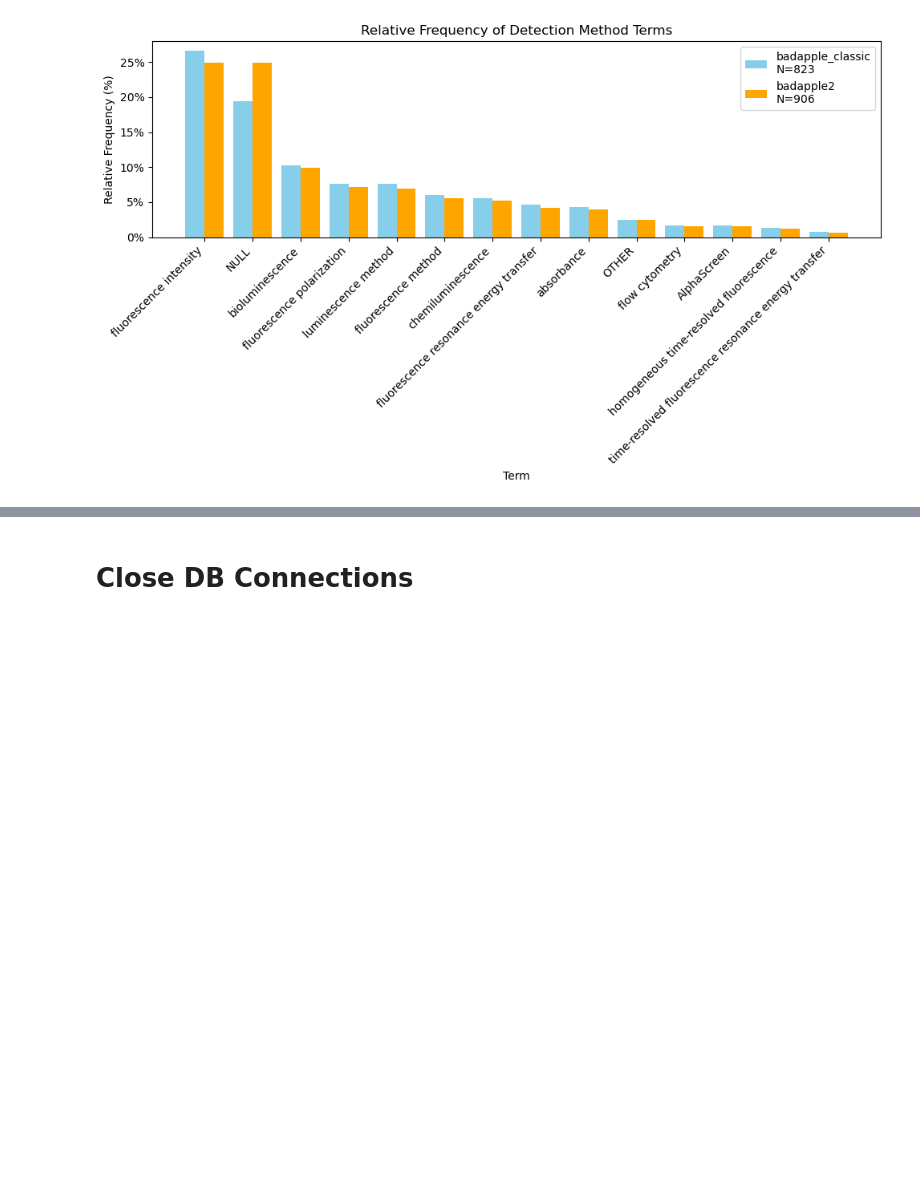
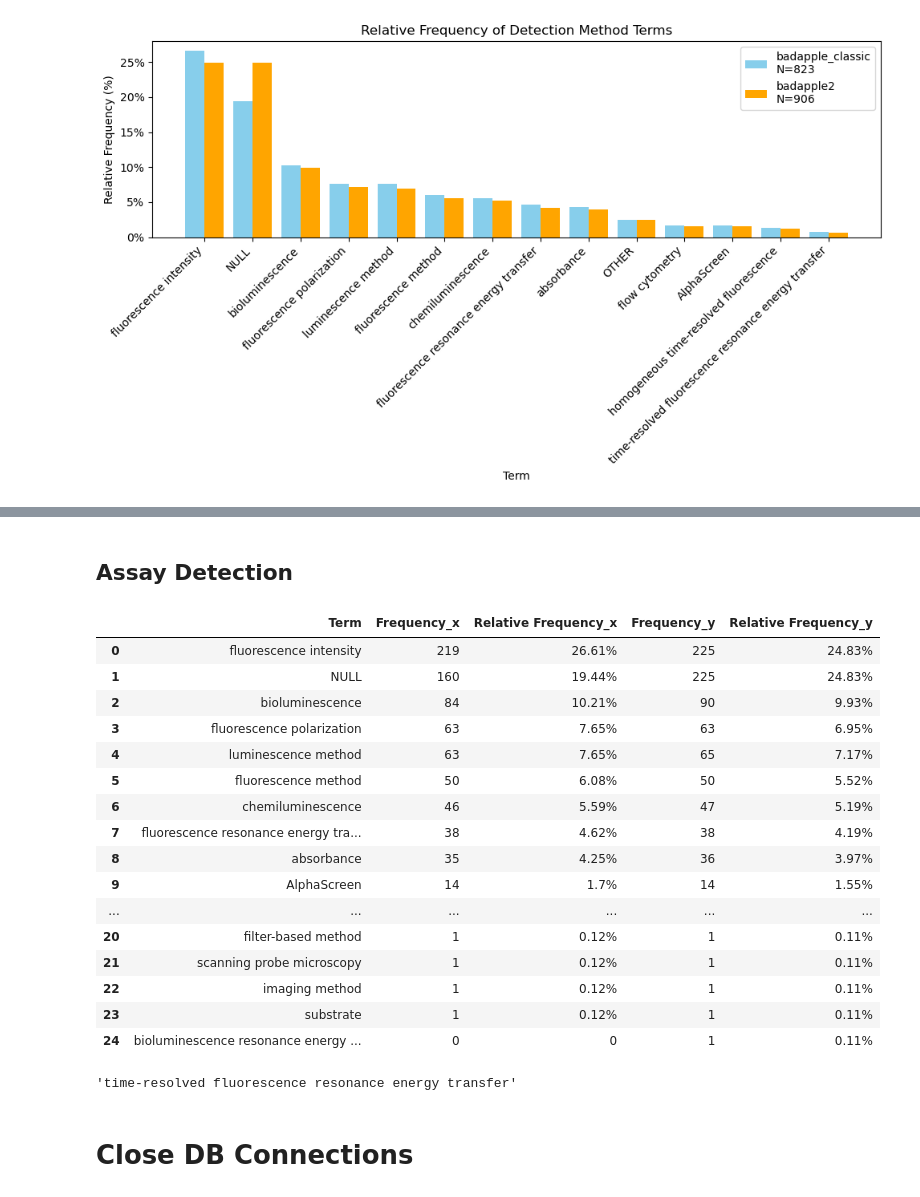
Before and after one commit to unmtransinfo/Badapple2, a Jupyter notebook: src/notebooks/badapple2-vs-classic_assay_annotations.ipynb, the cells around one changed output, grey strips where cells are left out. Drawn from its saved outputs; the diff is of its cells as text; code cells hidden in the pictures; blank space fills up the shorter version.

```diff
--- a/src/notebooks/badapple2-vs-classic_assay_annotations.ipynb
+++ b/src/notebooks/badapple2-vs-classic_assay_annotations.ipynb
@@ -262,6 +292,6 @@ remove_str = " assay"
 key = "detection_method"
 title_key = "Detection Method"
 # %%
-df1 = get_frequency_df(original_ann_df, key, remove_str)
-df2 = get_frequency_df(comparison_ann_df, key, remove_str)
+detect_df1 = get_frequency_df(original_ann_df, key, remove_str)
+detect_df2 = get_frequency_df(comparison_ann_df, key, remove_str)
 # %%
@@ -284,3 +372,37 @@ plot_frequency_comparison(df1, df2, ORIGINAL_DB_NAME, COMPARISON_DB_NAME,
+# %% [markdown]
+## Assay Detection
+# %%
+fill_in_rel_frequency(detect_df1)
+fill_in_rel_frequency(detect_df2)
+format_rel_freq(detect_df1)
+format_rel_freq(detect_df2)
+detect_df = pd.merge(detect_df1, detect_df2, on="Term", how="outer")
+detect_df = detect_df.fillna(0) # some detection terms only in badapple2
+detect_df = detect_df.sort_values(by="Frequency_x", ascending=False).reset_index(drop=True)
+detect_df["Frequency_x"] = detect_df["Frequency_x"].astype(int)
+detect_df
+# %% [output]
+|  | Term | Frequency_x | Relative Frequency_x | Frequency_y | Relative Frequency_y |
+| 0 | fluorescence intensity | 219 | 26.61% | 225 | 24.83% |
+| 1 | NULL | 160 | 19.44% | 225 | 24.83% |
+| 2 | bioluminescence | 84 | 10.21% | 90 | 9.93% |
+| 3 | fluorescence polarization | 63 | 7.65% | 63 | 6.95% |
+| 4 | luminescence method | 63 | 7.65% | 65 | 7.17% |
+| 5 | fluorescence method | 50 | 6.08% | 50 | 5.52% |
+| 6 | chemiluminescence | 46 | 5.59% | 47 | 5.19% |
+| 7 | fluorescence resonance energy tra... | 38 | 4.62% | 38 | 4.19% |
+| 8 | absorbance | 35 | 4.25% | 36 | 3.97% |
+| 9 | AlphaScreen | 14 | 1.7% | 14 | 1.55% |
+| ... | ... | ... | ... | ... | ... |
+| 20 | filter-based method | 1 | 0.12% | 1 | 0.11% |
+| 21 | scanning probe microscopy | 1 | 0.12% | 1 | 0.11% |
+| 22 | imaging method | 1 | 0.12% | 1 | 0.11% |
+| 23 | substrate | 1 | 0.12% | 1 | 0.11% |
+| 24 | bioluminescence resonance energy ... | 0 | 0 | 1 | 0.11% |
+# %%
+detect_df.iloc[12]["Term"]
+# %% [output]
+'time-resolved fluorescence resonance energy transfer'
 # %% [markdown]
 # Close DB Connections
 # %%
```
Also changed, not shown: parts of 20 cells of this notebook.
